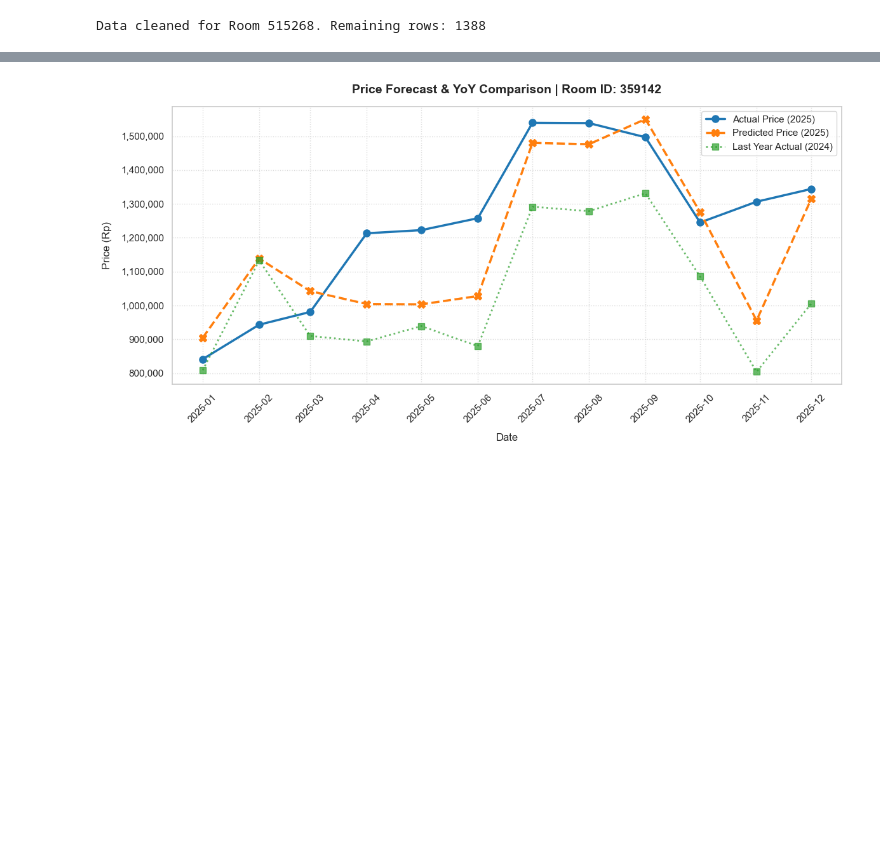
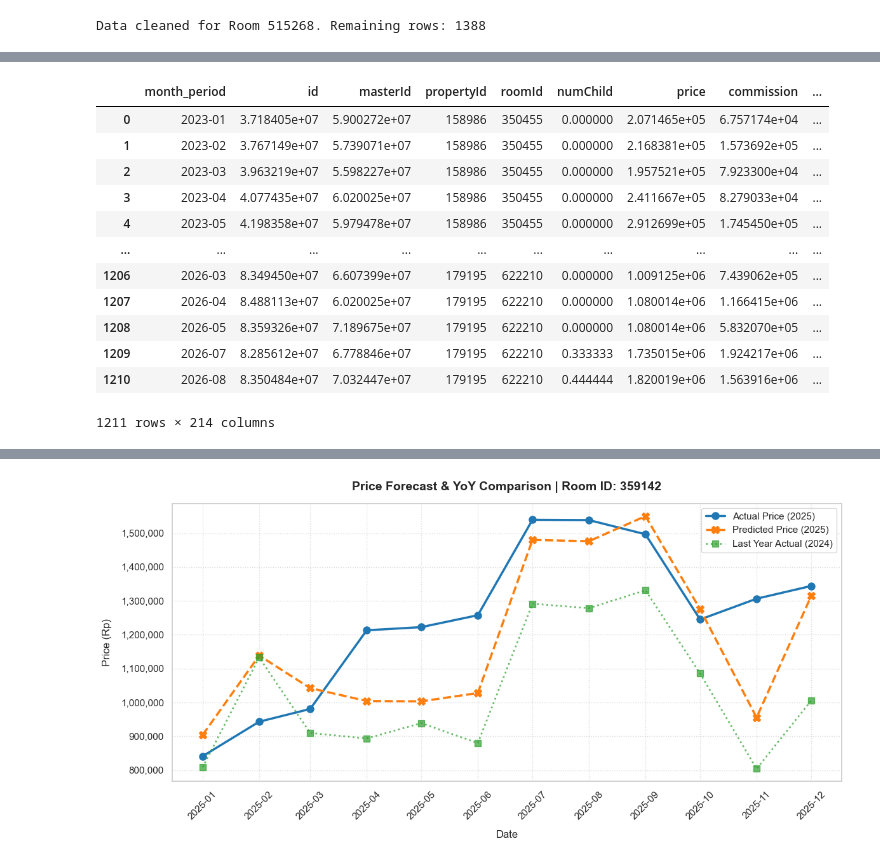
Before and after one commit to notnsas/hotel-demand-forecasting, a Jupyter notebook: notebooks/03_modeling.ipynb, the cells around one changed output, grey strips where cells are left out. Drawn from its saved outputs; the diff is of its cells as text; code cells hidden in the pictures; blank space fills up the shorter version.

```diff
--- a/notebooks/03_modeling.ipynb
+++ b/notebooks/03_modeling.ipynb
@@ -1204,0 +1549,16 @@ Property metrics (tail window):
+# %%
+full_production_data
+# %% [output]
+|  | month_period | id | masterId | propertyId | roomId | numChild | price | commission | ... |
+| 0 | 2023-01 | 3.718405e+07 | 5.900272e+07 | 158986 | 350455 | 0.000000 | 2.071465e+05 | 6.757174e+04 | ... |
+| 1 | 2023-02 | 3.767149e+07 | 5.739071e+07 | 158986 | 350455 | 0.000000 | 2.168381e+05 | 1.573692e+05 | ... |
+| 2 | 2023-03 | 3.963219e+07 | 5.598227e+07 | 158986 | 350455 | 0.000000 | 1.957521e+05 | 7.923300e+04 | ... |
+| 3 | 2023-04 | 4.077435e+07 | 6.020025e+07 | 158986 | 350455 | 0.000000 | 2.411667e+05 | 8.279033e+04 | ... |
+| 4 | 2023-05 | 4.198358e+07 | 5.979478e+07 | 158986 | 350455 | 0.000000 | 2.912699e+05 | 1.745450e+05 | ... |
+| ... | ... | ... | ... | ... | ... | ... | ... | ... | ... |
+| 1206 | 2026-03 | 8.349450e+07 | 6.607399e+07 | 179195 | 622210 | 0.000000 | 1.009125e+06 | 7.439062e+05 | ... |
+| 1207 | 2026-04 | 8.488113e+07 | 6.020025e+07 | 179195 | 622210 | 0.000000 | 1.080014e+06 | 1.166415e+06 | ... |
+| 1208 | 2026-05 | 8.359326e+07 | 7.189675e+07 | 179195 | 622210 | 0.000000 | 1.080014e+06 | 5.832070e+05 | ... |
+| 1209 | 2026-07 | 8.285612e+07 | 6.778846e+07 | 179195 | 622210 | 0.333333 | 1.735015e+06 | 1.924217e+06 | ... |
+| 1210 | 2026-08 | 8.350484e+07 | 7.032447e+07 | 179195 | 622210 | 0.444444 | 1.820019e+06 | 1.563916e+06 | ... |
+1211 rows × 214 columns
```
Also changed, not shown: parts of 29 cells of this notebook, 24 other files.
